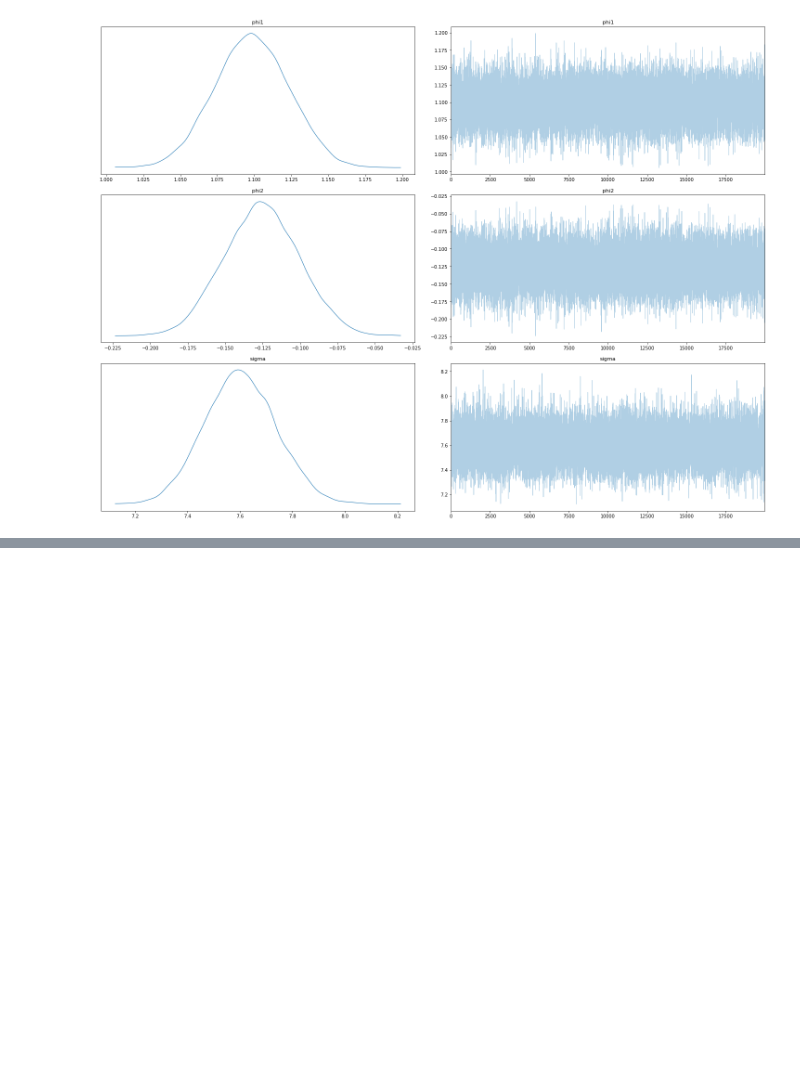
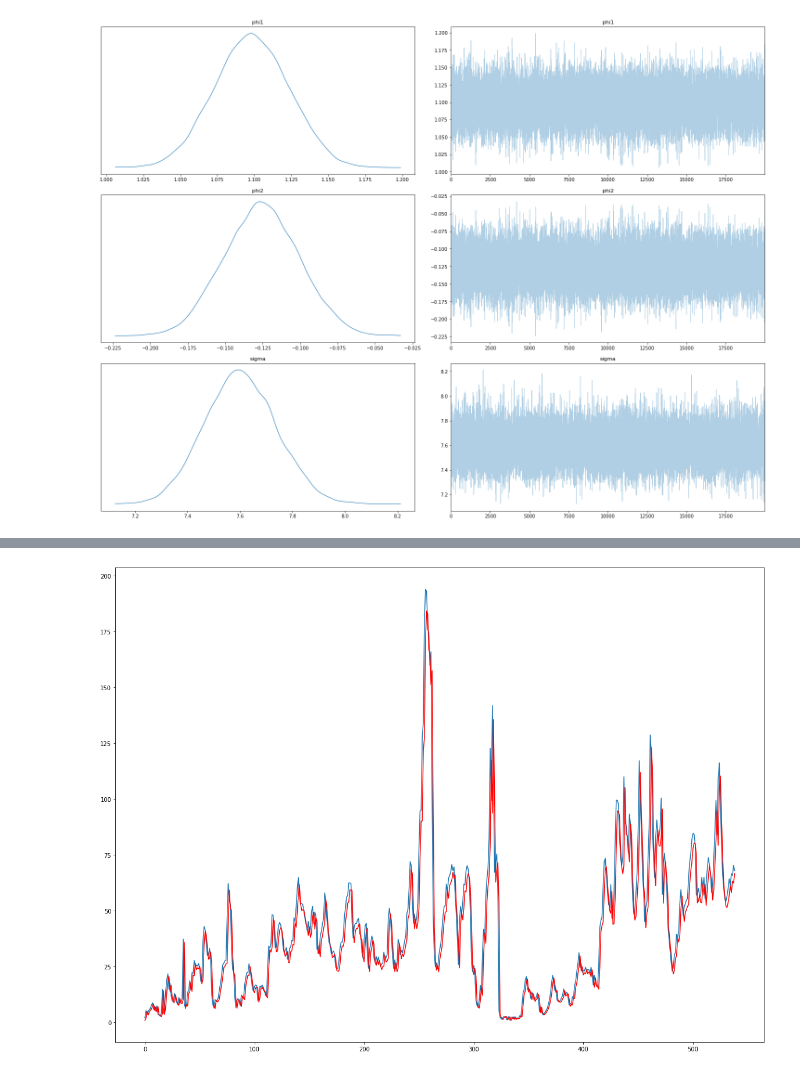
Before and after one commit to AlePalu/AirQualityForecasting, a Jupyter notebook: notebooks/ClassicalModels.ipynb, the cells around one changed output, grey strips where cells are left out. Drawn from its saved outputs; the diff is of its cells as text; code cells hidden in the pictures; blank space fills up the shorter version.

```diff
--- a/notebooks/ClassicalModels.ipynb
+++ b/notebooks/ClassicalModels.ipynb
@@ -97,0 +112,26 @@ plt.show()
+# %%
+# divide in train/test
+
+train = data["2020-09-01":"2020-10-12"]
+test = data["2020-10-13":]
+
+# fit on train
+MCMCdataTrain = {'N': len(train["pm2p5SPS"].index),
+                 'y': train["pm2p5SPS"].values}
+
+yTrain = model.sampling(data=MCMCdataTrain, iter = 10000).extract()
+
+# plot on testing
+avgPhi1Train = np.mean(yTrain['phi1'])
+avgPhi2Train = np.mean(yTrain['phi2'])
+
+xOutTest = []
+for t in range(3, len(test["pm2p5SPS"].index)):
+    xOutTest.append(avgPhi1Train*test["pm2p5SPS"].iloc[t-1] + avgPhi2Train*test["pm2p5SPS"].iloc[t-2])
+
+plt.gcf().set_size_inches(20, 15)
+plt.plot(test["pm2p5SPS"].values[3:])
+plt.plot(xOutTest, color="red")
+plt.show()
+# %% [output]
+[figure, added]
```
Also changed, not shown: parts of 2 cells of this notebook.
